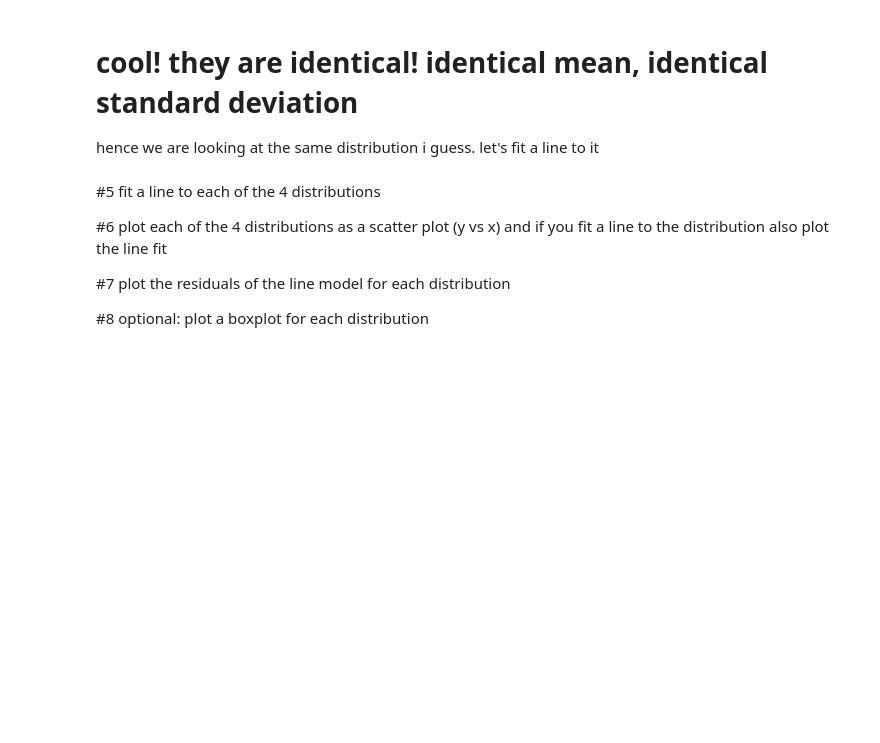
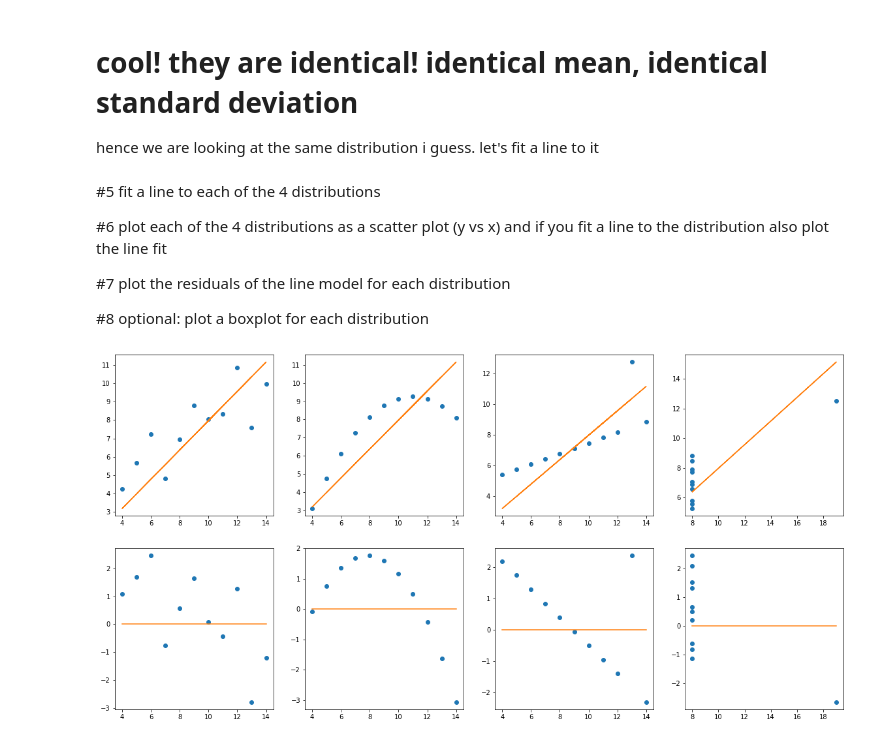
Before and after one commit to fedhere/PUS2020_FBianco, a Jupyter notebook: classdemo/ascombesqtet.ipynb, the cells around one changed output. Saved outputs shown, nothing was run; the diff lists cells and outputs as text; code cells hidden in the pictures; blank space fills up the shorter version.

```diff
--- a/classdemo/ascombesqtet.ipynb
+++ b/classdemo/ascombesqtet.ipynb
@@ -220,3 +220,17 @@ let's fit a line to it
 #7 plot the residuals of the line model for each distribution
 
 #8 optional: plot a boxplot for each distribution
+# %%
+import statsmodels.api as sm
+fig = pl.figure(figsize=(20,10))
+models = []
+for i,a in enumerate([ansc.I, ansc.II, ansc.III, ansc.IV]):
+  models.append(sm.OLS(exog=a.X, endog=a.Y).fit())
+  ax = fig.add_subplot(2,4,i+1)
+  ax.plot(a.X, a.Y, 'o')
+  ax.plot(a.X, models[i].predict())
+  ax = fig.add_subplot(2,4,i+5)
+  ax.plot(a.X, a.Y - models[i].predict(), 'o')
+  ax.plot([a.X.values.min(), a.X.values.max()], [0,0], '-')
+# %% [output]
+[figure, added]
```
Also changed, not shown: parts of 1 cell of this notebook.
